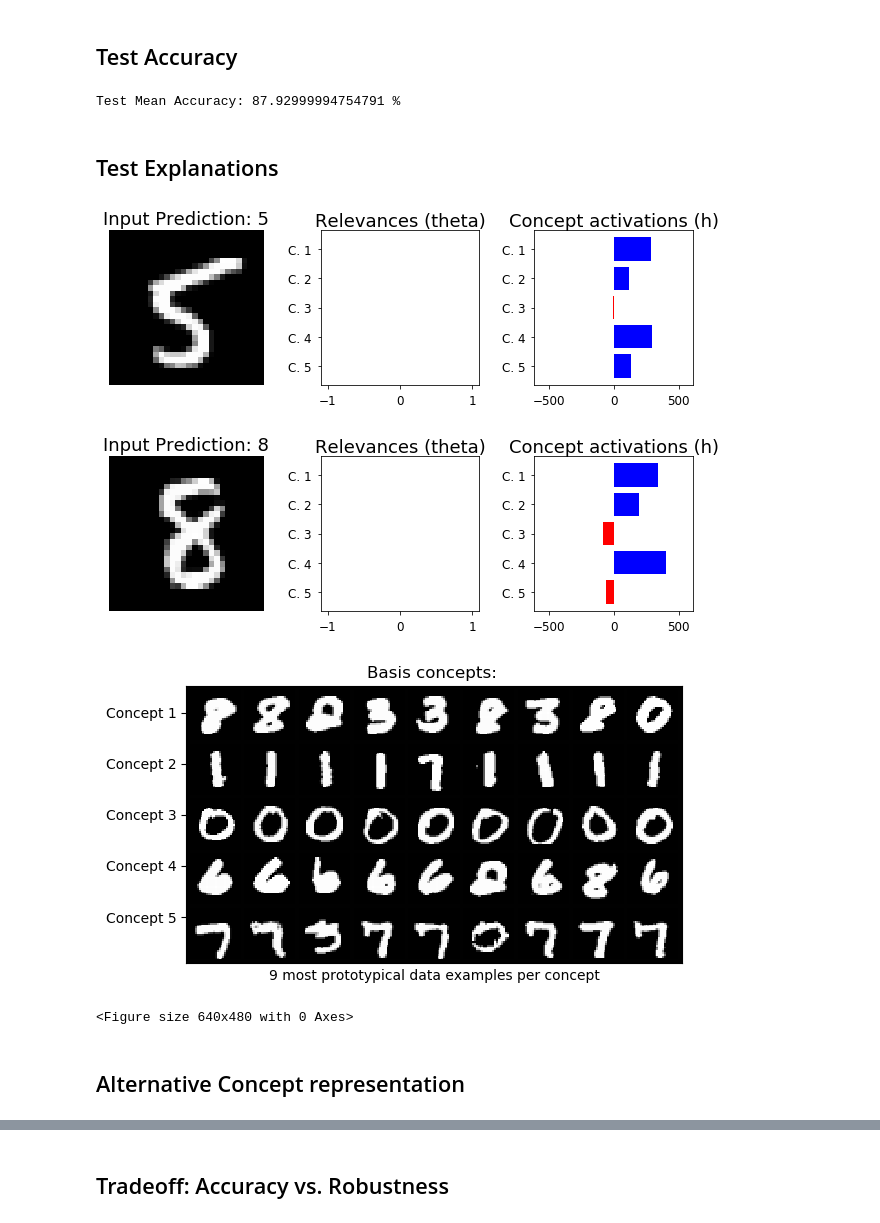
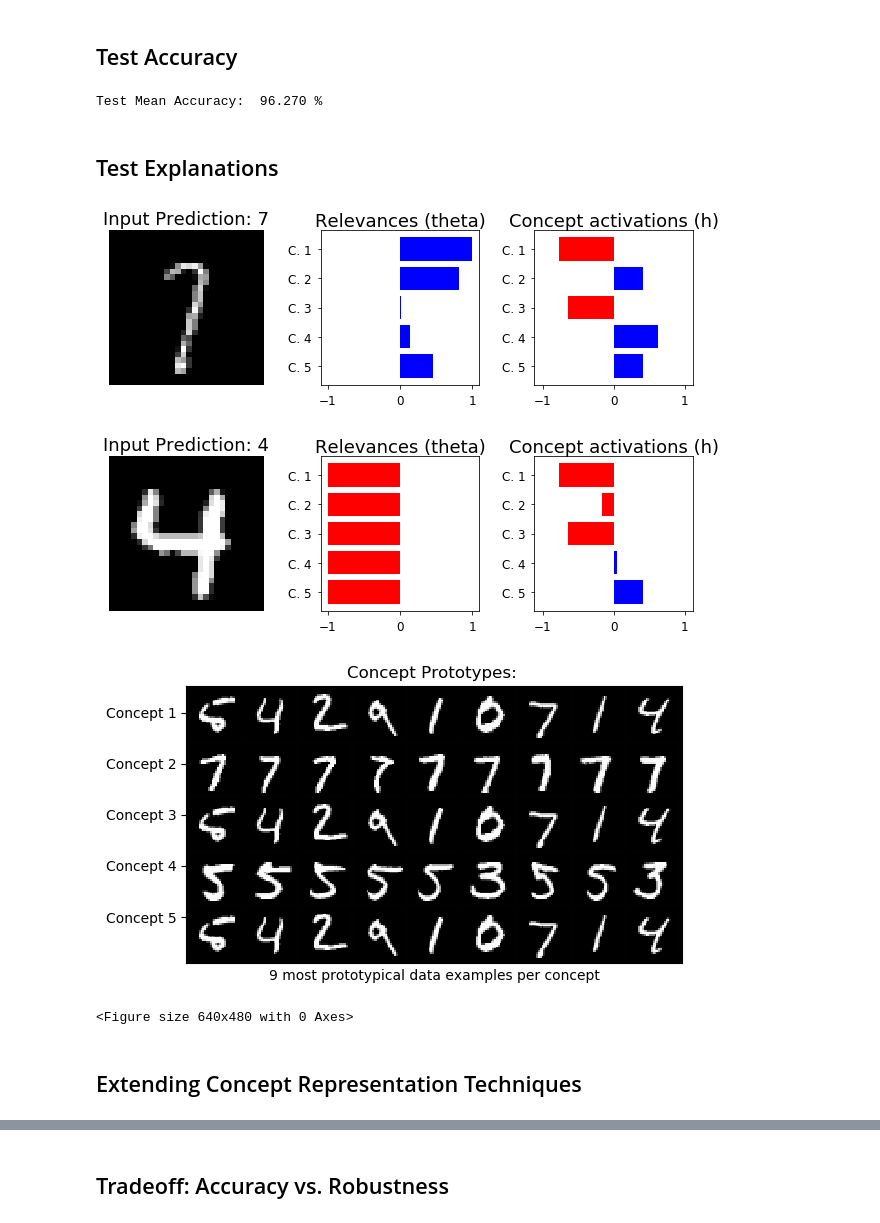
Before and after one commit to AmanDaVinci/SENN, a Jupyter notebook: report.ipynb, the cells around one changed output, grey strips where cells are left out. Cells and saved outputs as stored; diff of their text form; code cells hidden in the pictures.

```diff
--- a/report.ipynb
+++ b/report.ipynb
@@ -40,7 +40,7 @@ from utils.plot_utils import show_explainations, show_concepts, plot_lambda_accu
 ## Utility functions
 # %%
 def get_config(filename):
-    config_path = Path('config')
+    config_path = Path('configs')
     config_file = config_path / filename
     with open(config_file, 'r') as f:
         config = json.load(f)
@@ -71,7 +71,8 @@ plt.style.use('seaborn-notebook')
 # %% [markdown]
 ## Load MNIST Data and Config
 # %%
-mnist_config = get_config("mnist_demo.json")
+mnist_config = get_config("ml_1.json")
+mnist_config.device = "cpu"
 # %%
 _, _, mnist_test_dl = get_dataloader(mnist_config)
 # %% [markdown]
@@ -92,19 +93,19 @@ mnist_SENN.load_state_dict(mnist_checkpoint['model_state'])
 # %%
 accuracy(mnist_SENN, mnist_test_dl, mnist_config)
 # %% [output]
-Test Mean Accuracy: 87.92999994754791 %
+Test Mean Accuracy:  96.270 %
 # %% [markdown]
 ## Test Explanations
 # %%
 show_explainations(mnist_SENN, mnist_test_dl, 'mnist')
 # %% [output]
-[figure, old version]
+[figure, new version]
-[figure, old version]
+[figure, new version]
 # %%
-show_concepts(mnist_SENN, mnist_test_dl, 'activation')
+show_prototypes(mnist_SENN, mnist_test_dl, 'activation')
 # %% [output]
-[figure, old version]
+[figure, new version]
 <Figure size 640x480 with 0 Axes>
-# %% [markdown]
-## Alternative Concept representation
+# %% [markdown]
+## Extending Concept Representation Techniques
 # %%
```
Also changed, not shown: parts of 25 cells of this notebook.
